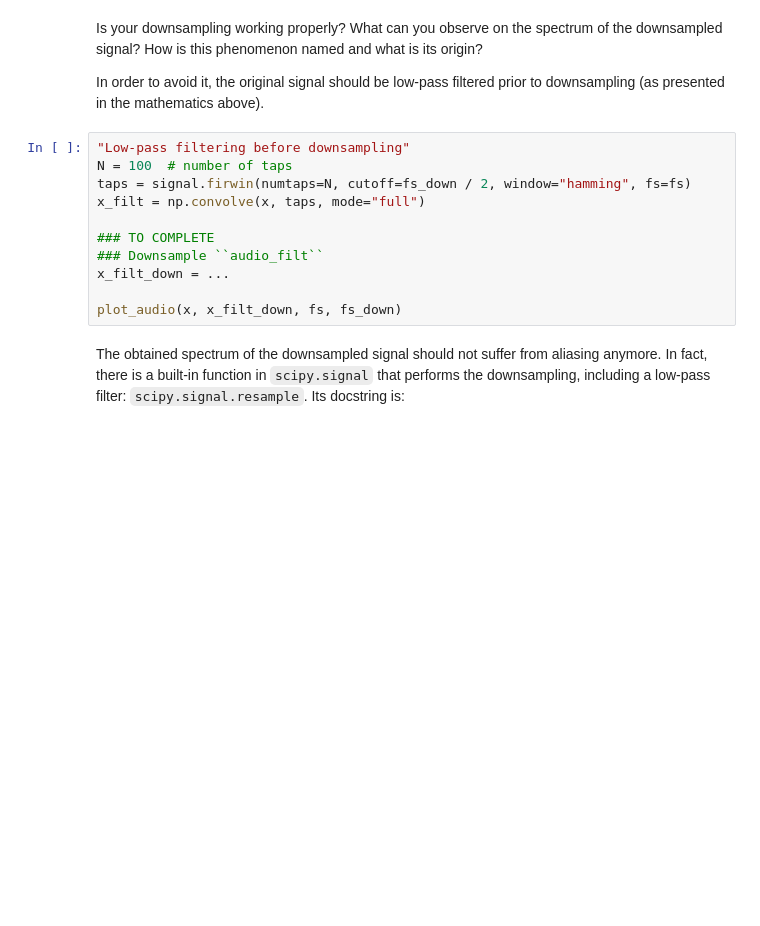
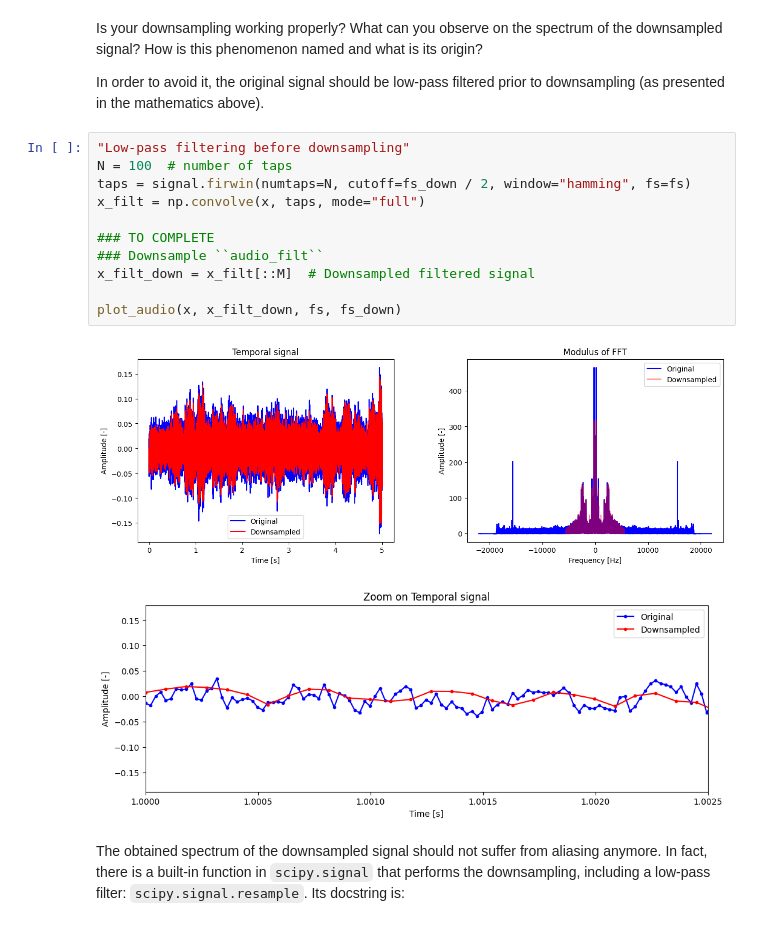
Before and after one commit to praticalmango/LELEC210X-groupef, a Jupyter notebook: classification/h1_feature_vectors.ipynb, the cells around one changed output. Saved outputs shown, nothing was run; the diff lists cells and outputs as text; blank space fills up the shorter version.

```diff
--- a/classification/h1_feature_vectors.ipynb
+++ b/classification/h1_feature_vectors.ipynb
@@ -121,14 +137,17 @@ In order to avoid it, the original signal should be low-pass filtered prior to d
 # %%
 "Low-pass filtering before downsampling"
 N = 100  # number of taps
 taps = signal.firwin(numtaps=N, cutoff=fs_down / 2, window="hamming", fs=fs)
 x_filt = np.convolve(x, taps, mode="full")
 
 ### TO COMPLETE
 ### Downsample ``audio_filt``
-x_filt_down = ...
+x_filt_down = x_filt[::M]  # Downsampled filtered signal
 
 plot_audio(x, x_filt_down, fs, fs_down)
+# %% [output]
+[figure, added]
+[figure, added]
 # %% [markdown]
 The obtained spectrum of the downsampled signal should not suffer from aliasing anymore. In fact, there is a built-in function in ``scipy.signal`` that performs the downsampling, including a low-pass filter: ``scipy.signal.resample``. Its docstring is:
 # %%
```
Also changed, not shown: parts of 11 cells of this notebook.
